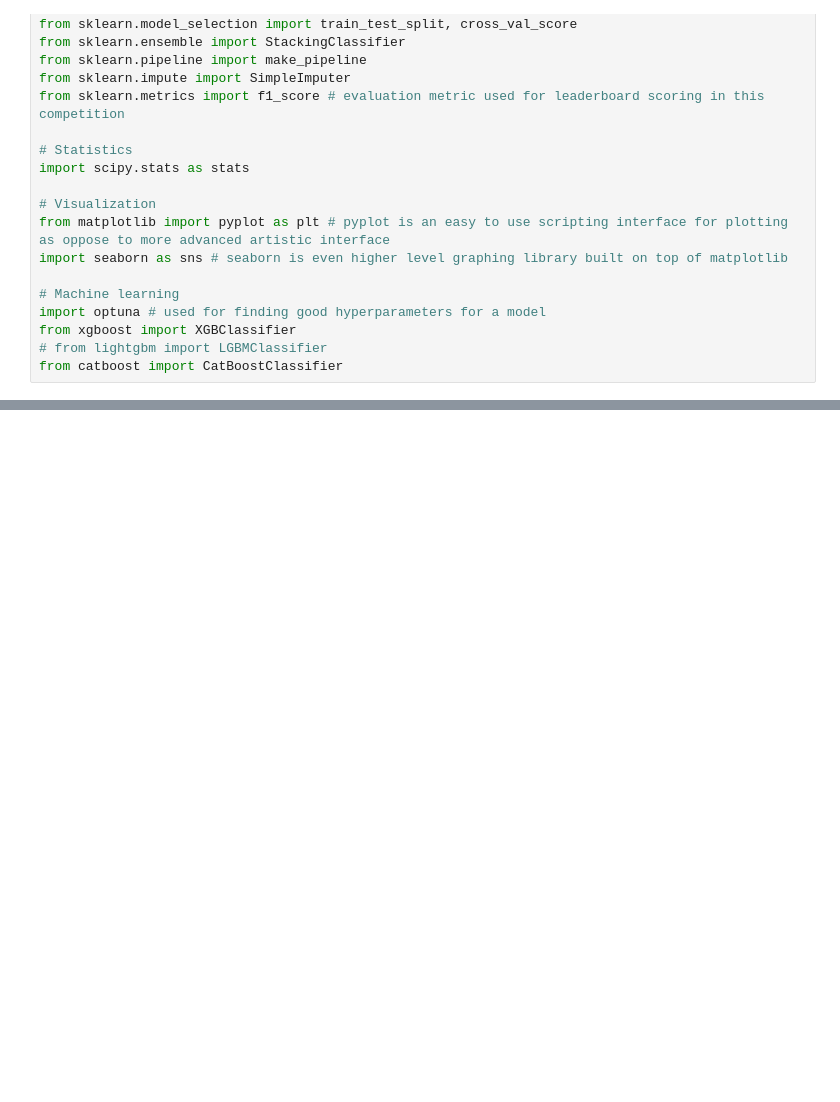
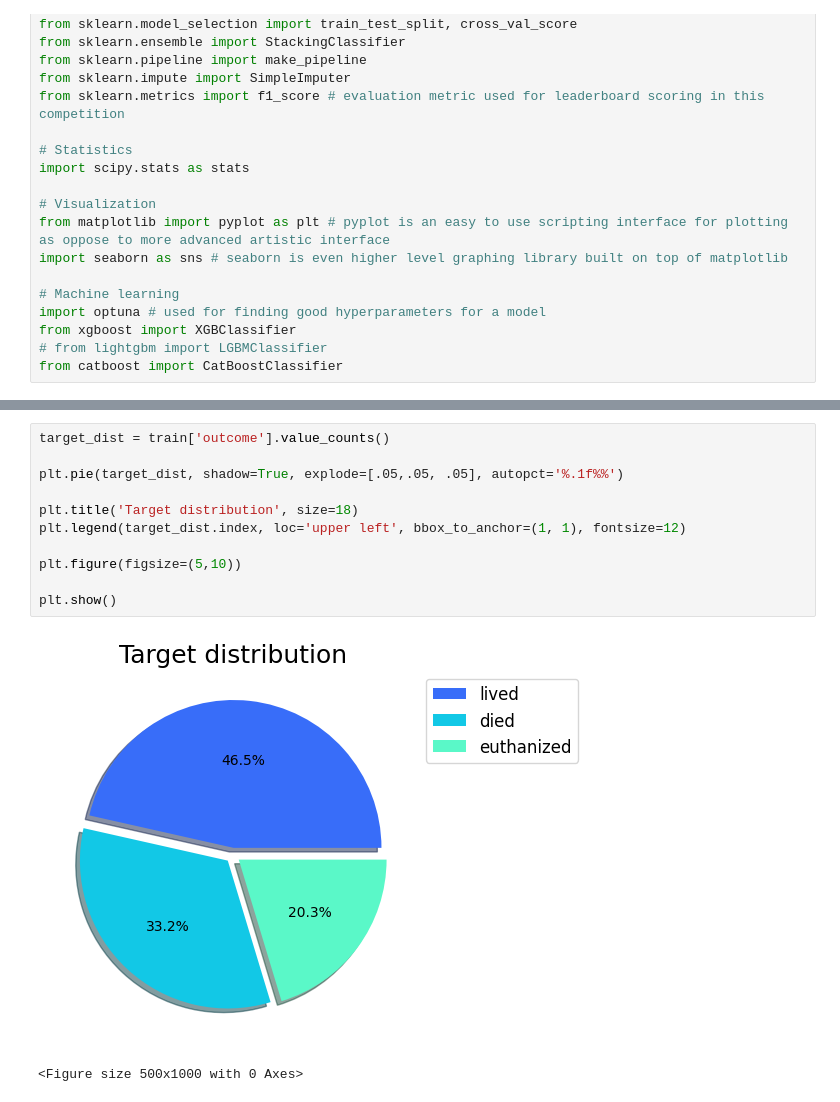
Before and after one commit to ValereDemelier/Kaggle-Fall-2023, a Jupyter notebook: S3E22-Horse-Outcomes/ML_Horse_Outcomes.ipynb, the cells around one changed output, grey strips where cells are left out. Saved outputs shown, nothing was run; the diff lists cells and outputs as text; blank space fills up the shorter version.

```diff
--- a/S3E22-Horse-Outcomes/ML_Horse_Outcomes.ipynb
+++ b/S3E22-Horse-Outcomes/ML_Horse_Outcomes.ipynb
@@ -30,0 +141,14 @@ FileNotFoundError: [Errno 2] No such file or directory: 'train.csv'
+# %%
+target_dist = train['outcome'].value_counts()
+
+plt.pie(target_dist, shadow=True, explode=[.05,.05, .05], autopct='%.1f%%')
+
+plt.title('Target distribution', size=18)
+plt.legend(target_dist.index, loc='upper left', bbox_to_anchor=(1, 1), fontsize=12)
+
+plt.figure(figsize=(5,10))
+
+plt.show()
+# %% [output]
+[figure, added]
+<Figure size 500x1000 with 0 Axes>
```
Also changed, not shown: parts of 25 cells of this notebook.
